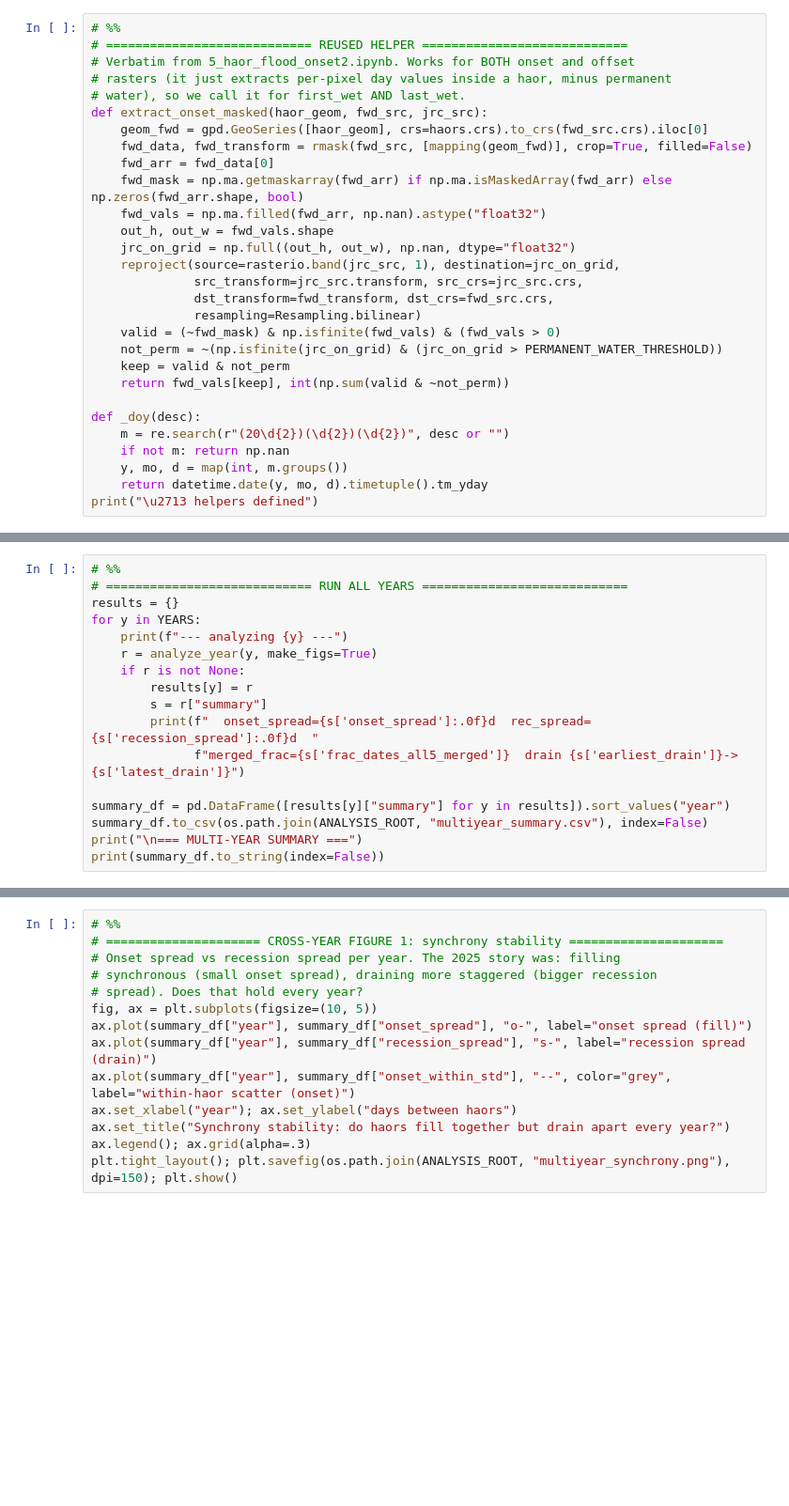
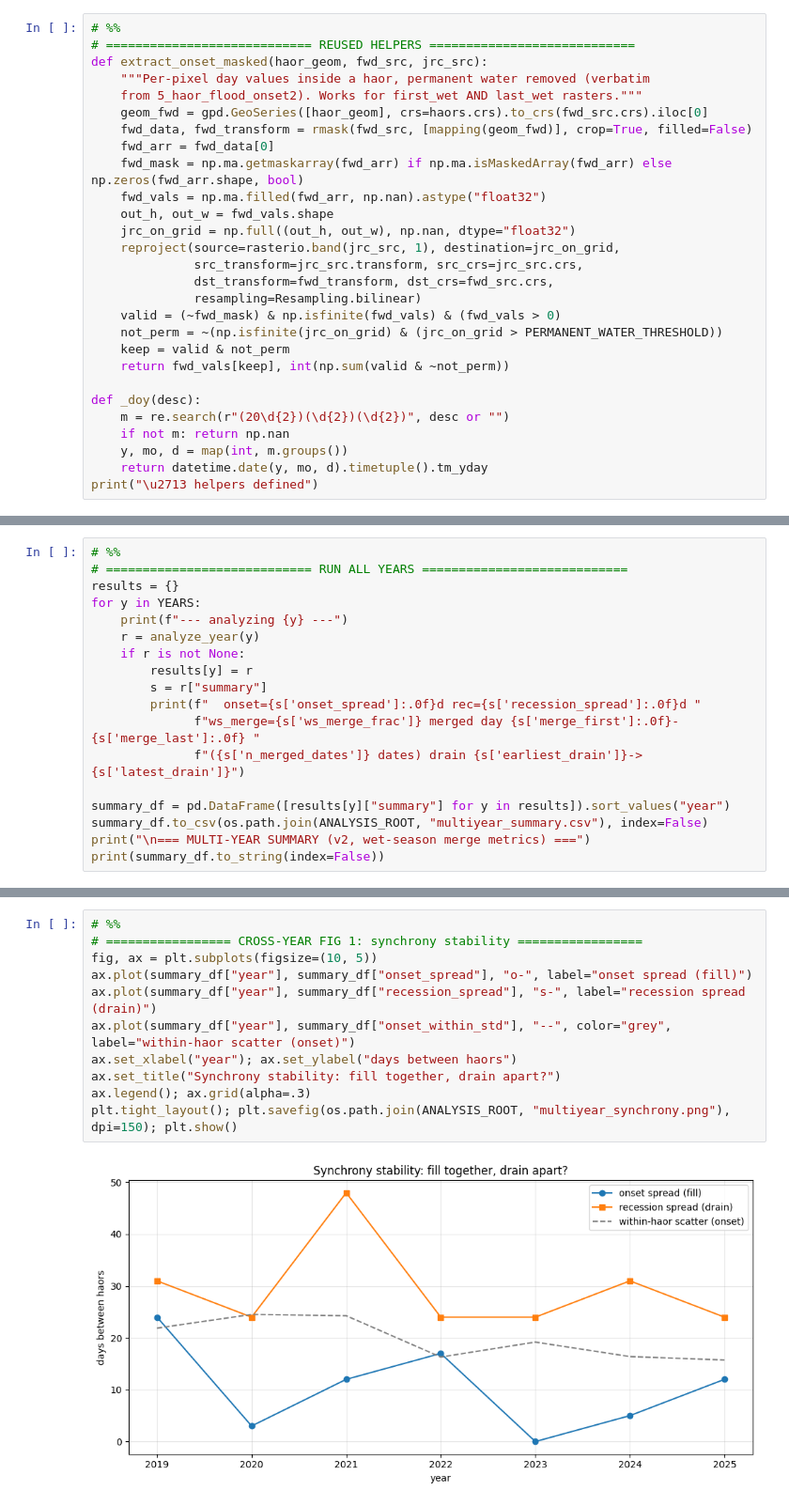
Before and after one commit to wasifshahriar/masters_research, a Jupyter notebook: haor_flood_multiyear.ipynb, the cells around one changed output, grey strips where cells are left out. Shown at 94% size. Saved outputs shown, nothing was run; the diff lists cells and outputs as text; blank space fills up the shorter version.

```diff
--- a/haor_flood_multiyear.ipynb
+++ b/haor_flood_multiyear.ipynb
@@ -83,10 +89,9 @@ print("haors:", haors["haor_id"].tolist())
 # %%
 # %%
-# ============================ REUSED HELPER ============================
-# Verbatim from 5_haor_flood_onset2.ipynb. Works for BOTH onset and offset
-# rasters (it just extracts per-pixel day values inside a haor, minus permanent
-# water), so we call it for first_wet AND last_wet.
+# ============================ REUSED HELPERS ============================
 def extract_onset_masked(haor_geom, fwd_src, jrc_src):
+    """Per-pixel day values inside a haor, permanent water removed (verbatim
+    from 5_haor_flood_onset2). Works for first_wet AND last_wet rasters."""
     geom_fwd = gpd.GeoSeries([haor_geom], crs=haors.crs).to_crs(fwd_src.crs).iloc[0]
     fwd_data, fwd_transform = rmask(fwd_src, [mapping(geom_fwd)], crop=True, filled=False)
     fwd_arr = fwd_data[0]
@@ -271,14 +258,15 @@ print("\u2713 analyze_year defined")
 results = {}
 for y in YEARS:
     print(f"--- analyzing {y} ---")
-    r = analyze_year(y, make_figs=True)
+    r = analyze_year(y)
     if r is not None:
         results[y] = r
         s = r["summary"]
-        print(f"  onset_spread={s['onset_spread']:.0f}d  rec_spread={s['recession_spread']:.0f}d  "
-              f"merged_frac={s['frac_dates_all5_merged']}  drain {s['earliest_drain']}->{s['latest_drain']}")
+        print(f"  onset={s['onset_spread']:.0f}d rec={s['recession_spread']:.0f}d "
+              f"ws_merge={s['ws_merge_frac']} merged day {s['merge_first']:.0f}-{s['merge_last']:.0f} "
+              f"({s['n_merged_dates']} dates) drain {s['earliest_drain']}->{s['latest_drain']}")
 
 summary_df = pd.DataFrame([results[y]["summary"] for y in results]).sort_values("year")
 summary_df.to_csv(os.path.join(ANALYSIS_ROOT, "multiyear_summary.csv"), index=False)
-print("\n=== MULTI-YEAR SUMMARY ===")
+print("\n=== MULTI-YEAR SUMMARY (v2, wet-season merge metrics) ===")
 print(summary_df.to_string(index=False))
@@ -285,16 +291,15 @@ print(summary_df.to_string(index=False))
 # %%
 # %%
-# ===================== CROSS-YEAR FIGURE 1: synchrony stability =====================
-# Onset spread vs recession spread per year. The 2025 story was: filling
-# synchronous (small onset spread), draining more staggered (bigger recession
-# spread). Does that hold every year?
+# ================= CROSS-YEAR FIG 1: synchrony stability =================
 fig, ax = plt.subplots(figsize=(10, 5))
 ax.plot(summary_df["year"], summary_df["onset_spread"], "o-", label="onset spread (fill)")
 ax.plot(summary_df["year"], summary_df["recession_spread"], "s-", label="recession spread (drain)")
 ax.plot(summary_df["year"], summary_df["onset_within_std"], "--", color="grey", label="within-haor scatter (onset)")
 ax.set_xlabel("year"); ax.set_ylabel("days between haors")
-ax.set_title("Synchrony stability: do haors fill together but drain apart every year?")
+ax.set_title("Synchrony stability: fill together, drain apart?")
 ax.legend(); ax.grid(alpha=.3)
 plt.tight_layout(); plt.savefig(os.path.join(ANALYSIS_ROOT, "multiyear_synchrony.png"), dpi=150); plt.show()
+# %% [output]
+[figure, added]
 # %%
 # %%
```
Also changed, not shown: parts of 17 cells of this notebook, 1 other file.
